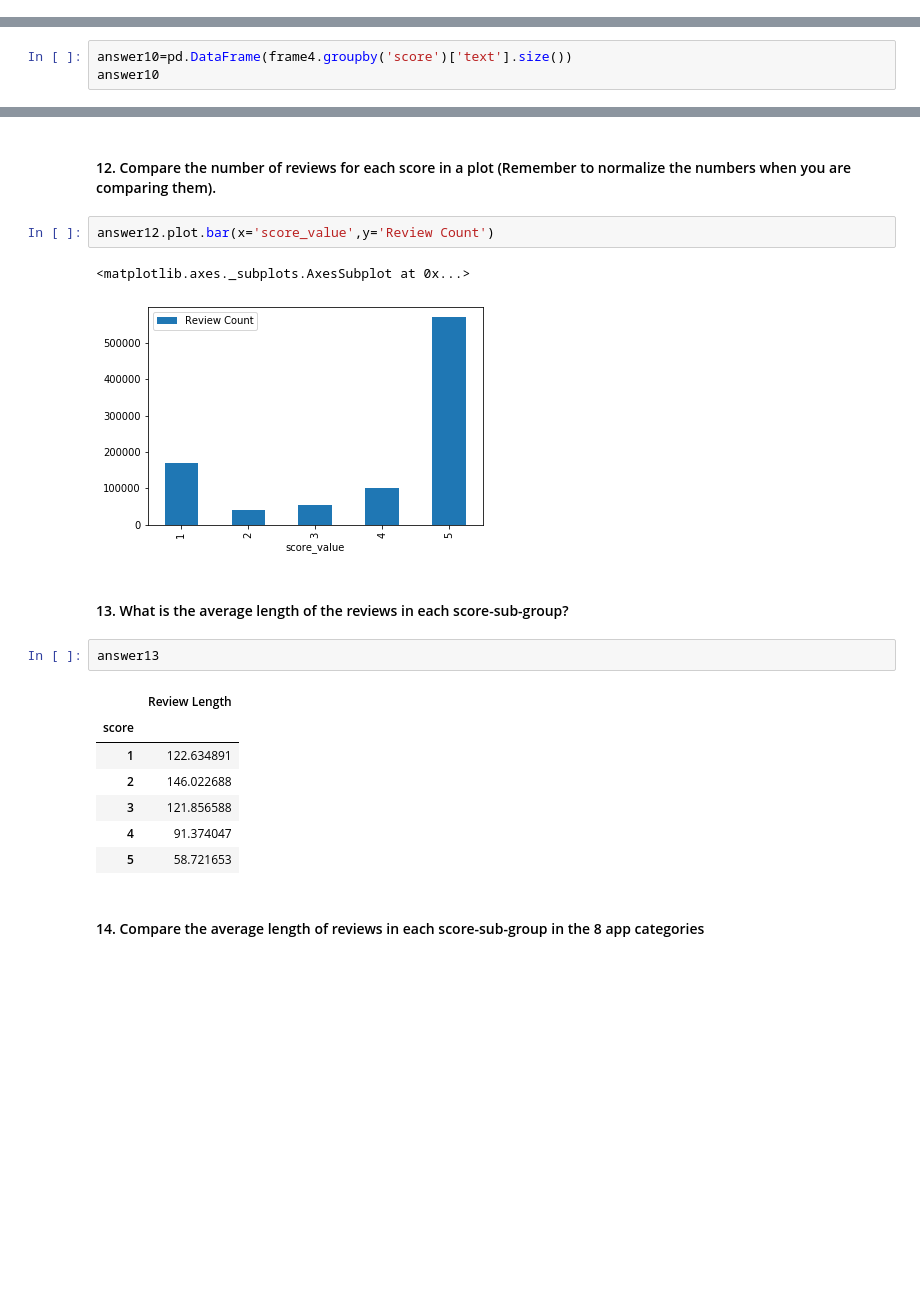
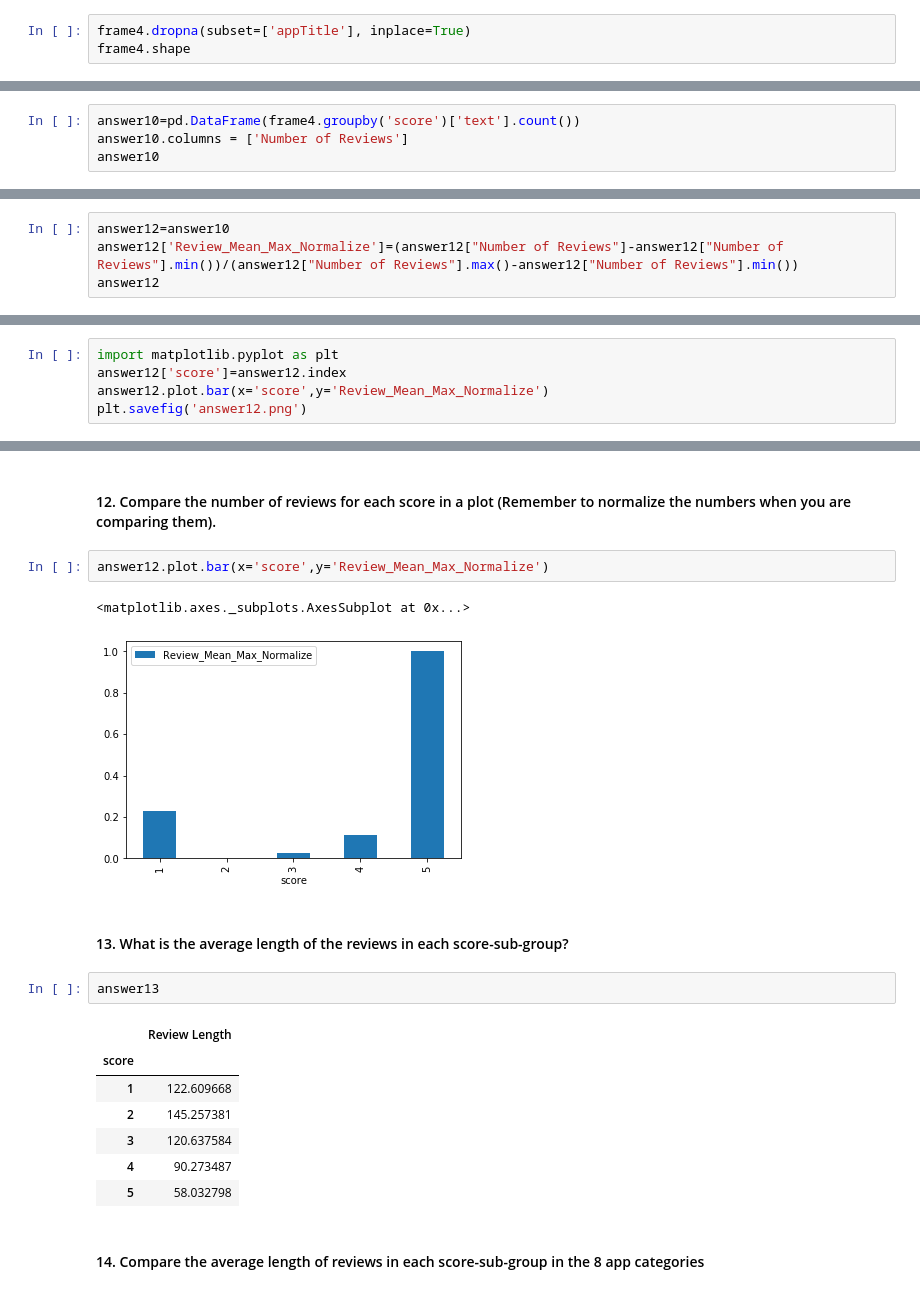
Before and after one commit to VincentPhan3004/DATA542FinalProject, a Jupyter notebook: DATA542- Final Project.ipynb, the cells around one changed output, grey strips where cells are left out. Saved outputs shown, nothing was run; the diff lists cells and outputs as text; blank space fills up the shorter version.

```diff
--- a/DATA542- Final Project.ipynb
+++ b/DATA542- Final Project.ipynb
@@ -386,0 +346,3 @@ memory usage: 64.3+ MB
+# %%
+frame4.dropna(subset=['appTitle'], inplace=True)
+frame4.shape
@@ -447,6 +415,7 @@ answer9
 ***
 #### 10. What is the number of reviews for each score (score column)?
 # %%
-answer10=pd.DataFrame(frame4.groupby('score')['text'].size())
+answer10=pd.DataFrame(frame4.groupby('score')['text'].count())
+answer10.columns = ['Number of Reviews']
 answer10
 # %% [output]
@@ -485,0 +447,4 @@ answer12.plot.bar(x='score_value',y='Review Count')
+# %%
+answer12=answer10
+answer12['Review_Mean_Max_Normalize']=(answer12["Number of Reviews"]-answer12["Number of Reviews"].min())/(answer12["Number of Reviews"].max()-answer12["Number of Reviews"].min())
+answer12
@@ -485,0 +459,5 @@ answer12.plot.bar(x='score_value',y='Review Count')
+# %%
+import matplotlib.pyplot as plt
+answer12['score']=answer12.index
+answer12.plot.bar(x='score',y='Review_Mean_Max_Normalize')
+plt.savefig('answer12.png')
@@ -843,10 +787,10 @@ answer11
 # %% [markdown]
 #### 12. Compare the number of reviews for each score in a plot (Remember to normalize the numbers when you are comparing them).
 # %%
-answer12.plot.bar(x='score_value',y='Review Count')
+answer12.plot.bar(x='score',y='Review_Mean_Max_Normalize')
 # %% [output]
 <matplotlib.axes._subplots.AxesSubplot at 0x...>
-[figure, old version]
+[figure, new version]
 # %% [markdown]
 #### 13. What is the average length of the reviews in each score-sub-group?
 # %%
@@ -854,11 +798,11 @@ answer13
 # %% [output]
 |  | Review Length |
 | score |  |
-| 1 | 122.634891 |
-| 2 | 146.022688 |
-| 3 | 121.856588 |
-| 4 | 91.374047 |
-| 5 | 58.721653 |
+| 1 | 122.609668 |
+| 2 | 145.257381 |
+| 3 | 120.637584 |
+| 4 | 90.273487 |
+| 5 | 58.032798 |
 # %% [markdown]
 #### 14. Compare the average length of reviews in each score-sub-group in the 8 app categories
 # %%
```
Also changed, not shown: parts of 92 cells of this notebook, 4 other files.
